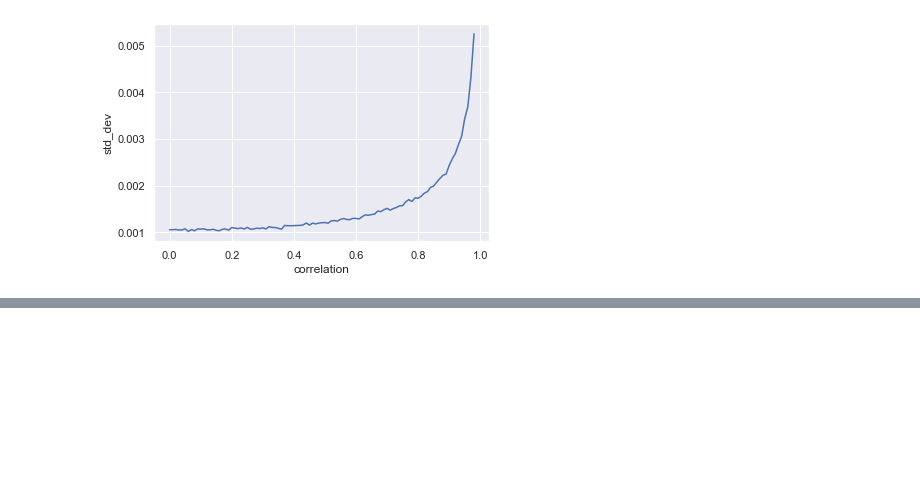
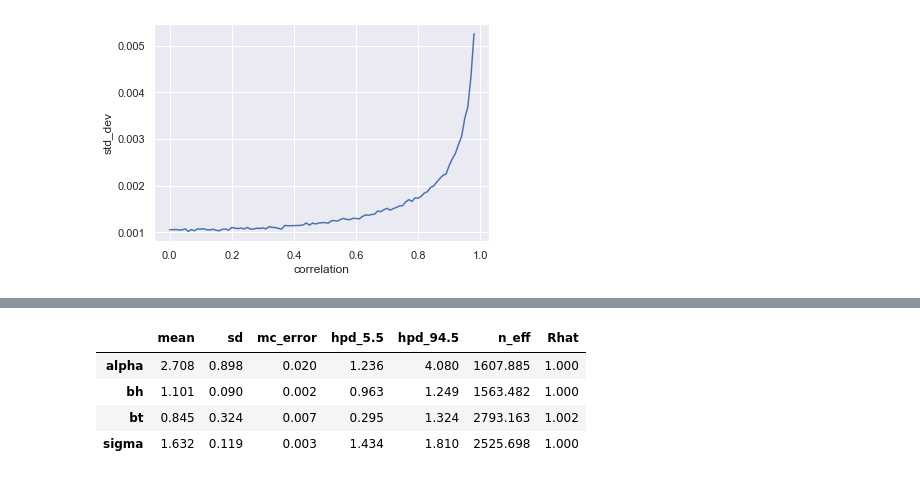
Before and after one commit to jkelley7/stat_rethinking, a Jupyter notebook: Chapter_5.ipynb, the cells around one changed output, grey strips where cells are left out. Drawn from its saved outputs; the diff is of its cells as text; code cells hidden in the pictures; blank space fills up the shorter version.

```diff
--- a/Chapter_5.ipynb
+++ b/Chapter_5.ipynb
@@ -772,0 +825,9 @@ plt.show()
+# %%
+varnames514 = ['alpha','bh', 'bt', 'sigma']
+pm.summary(trace514, var_names=varnames514, alpha = .11).round(3)
+# %% [output]
+|  | mean | sd | mc_error | hpd_5.5 | hpd_94.5 | n_eff | Rhat |
+| alpha | 2.708 | 0.898 | 0.020 | 1.236 | 4.080 | 1607.885 | 1.000 |
+| bh | 1.101 | 0.090 | 0.002 | 0.963 | 1.249 | 1563.482 | 1.000 |
+| bt | 0.845 | 0.324 | 0.007 | 0.295 | 1.324 | 2793.163 | 1.002 |
+| sigma | 1.632 | 0.119 | 0.003 | 1.434 | 1.810 | 2525.698 | 1.000 |
```
Also changed, not shown: parts of 19 cells of this notebook.
